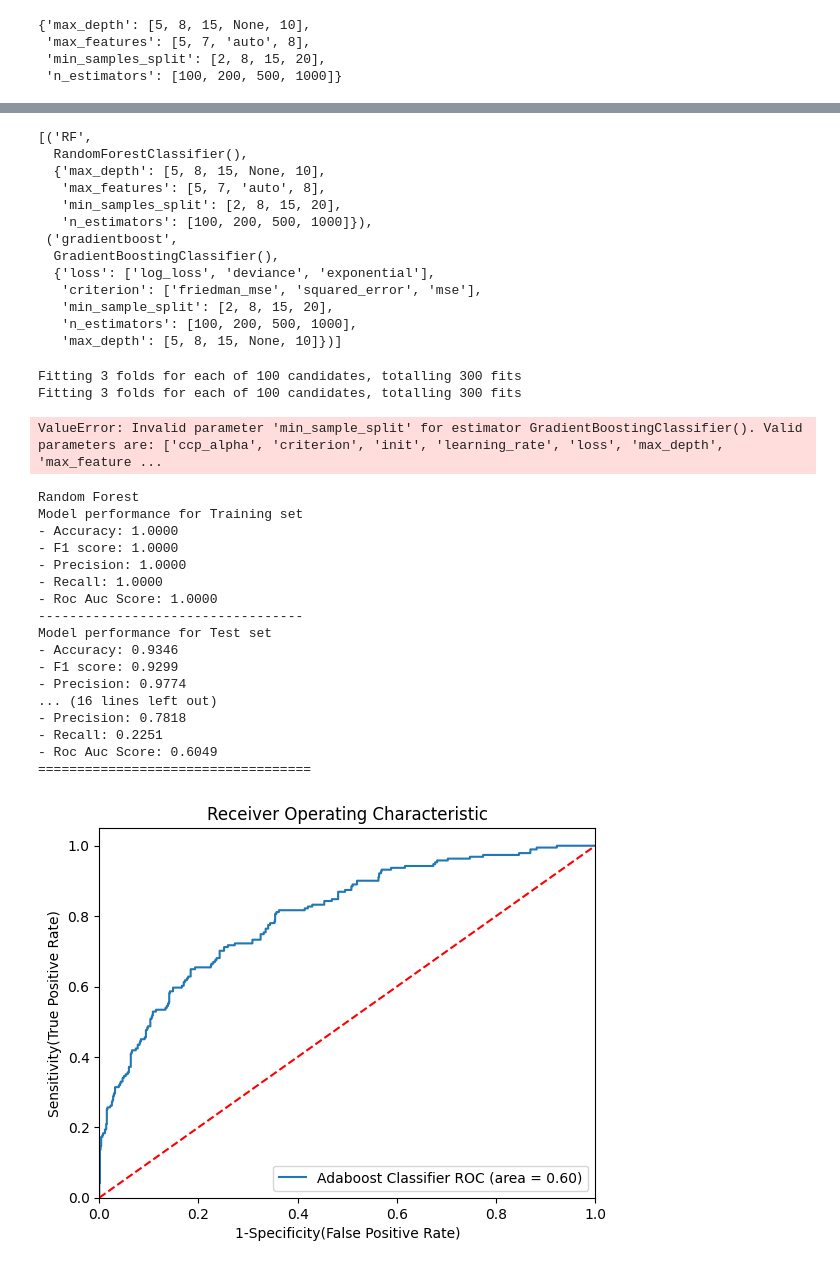
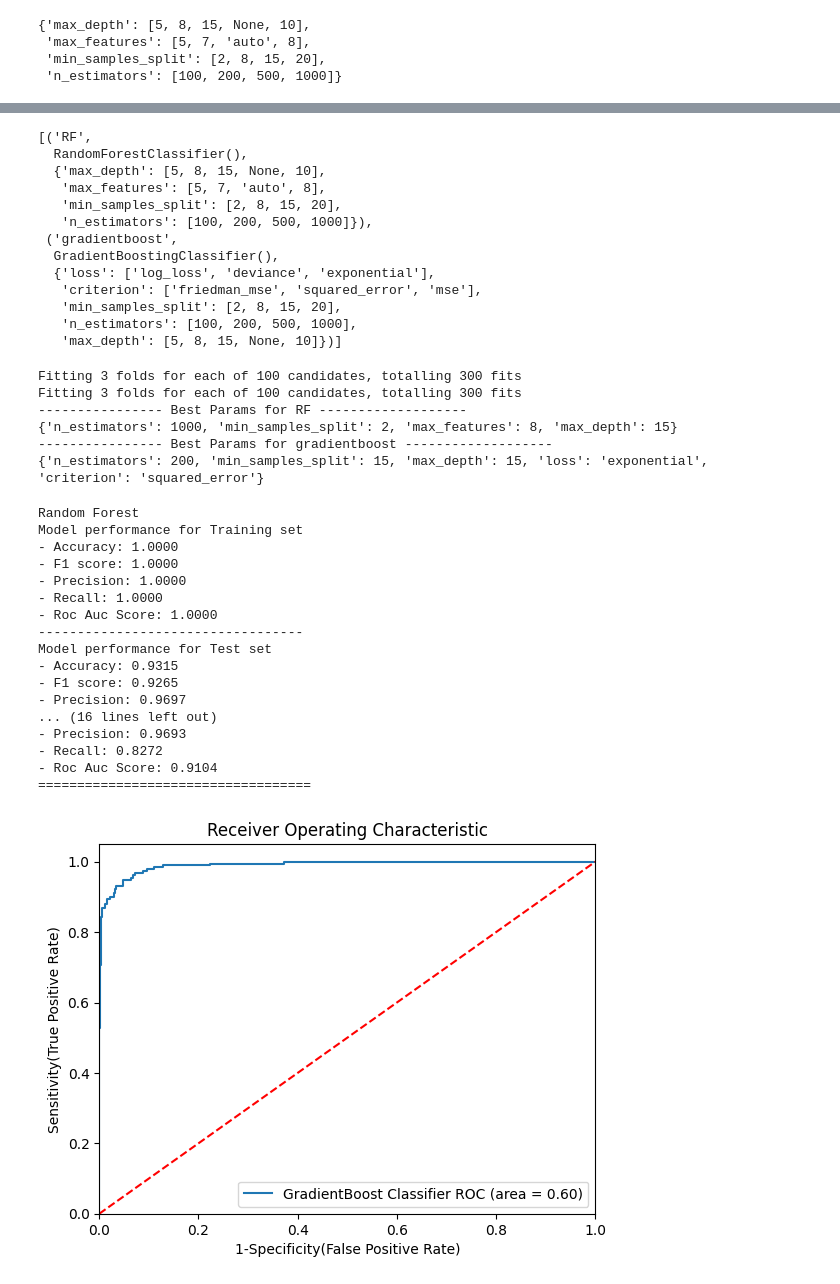
Before and after one commit to KASHISHROY/ML-Journey., a Jupyter notebook: 37_GRADIENTBOOST/Adaboost+Classification+Implementation.ipynb, the cells around one changed output, grey strips where cells are left out. Cells and saved outputs as stored; diff of their text form; code cells hidden in the pictures.

Commit message:
GRADIENTBOOST CLASSIFIER

```diff
--- a/37_GRADIENTBOOST/Adaboost+Classification+Implementation.ipynb
+++ b/37_GRADIENTBOOST/Adaboost+Classification+Implementation.ipynb
@@ -487,7 +487,7 @@ rf_params = {"max_depth": [5, 8, 15, None, 10],
 gradient_params={
     "loss":['log_loss','deviance','exponential'],
     "criterion":['friedman_mse','squared_error','mse'],
-    "min_sample_split":[2,8,15,20],
+    "min_samples_split":[2,8,15,20],
     "n_estimators":[100,200,500,1000],
     "max_depth":[5,8,15,None,10]
 }
@@ -526,7 +526,7 @@ randomcv_models
   GradientBoostingClassifier(),
   {'loss': ['log_loss', 'deviance', 'exponential'],
    'criterion': ['friedman_mse', 'squared_error', 'mse'],
-   'min_sample_split': [2, 8, 15, 20],
+   'min_samples_split': [2, 8, 15, 20],
    'n_estimators': [100, 200, 500, 1000],
    'max_depth': [5, 8, 15, None, 10]})]
 # %%
@@ -549,13 +549,16 @@ for model_name in model_param:
 # %% [output]
 Fitting 3 folds for each of 100 candidates, totalling 300 fits
 Fitting 3 folds for each of 100 candidates, totalling 300 fits
+---------------- Best Params for RF -------------------
+{'n_estimators': 1000, 'min_samples_split': 2, 'max_features': 8, 'max_depth': 15}
+---------------- Best Params for gradientboost -------------------
+{'n_estimators': 200, 'min_samples_split': 15, 'max_depth': 15, 'loss': 'exponential', 'criterion': 'squared_error'}
-ValueError: Invalid parameter 'min_sample_split' for estimator GradientBoostingClassifier(). Valid parameters are: ['ccp_alpha', 'criterion', 'init', 'learning_rate', 'loss', 'max_depth', 'max_feature ...
 # %%
 models={
 
     "Random Forest":RandomForestClassifier(n_estimators=1000,min_samples_split=2,
                                           max_features=7,max_depth=None),
-    "gradientboost":GradientBoostingClassifier(n_estimators=80, algorithm='SAMME')
+    "gradientboost":GradientBoostingClassifier(n_estimators=200,min_samples_split=15,max_depth=15,loss='exponential',criterion='squared_error')
 }
 for i in range(len(list(models))):
     model = list(models.values())[i]
@@ -615,45 +618,45 @@ Model performance for Training set
 - Roc Auc Score: 1.0000
 ----------------------------------
 Model performance for Test set
-- Accuracy: 0.9346
-- F1 score: 0.9299
-- Precision: 0.9774
+- Accuracy: 0.9315
+- F1 score: 0.9265
+- Precision: 0.9697
 ... (16 lines left out)
-- Precision: 0.7818
-- Recall: 0.2251
-- Roc Auc Score: 0.6049
+- Precision: 0.9693
+- Recall: 0.8272
+- Roc Auc Score: 0.9104
 ===================================
 # %%
 ## Plot ROC AUC Curve
 from sklearn.metrics import roc_auc_score,roc_curve
 plt.figure()
 
 # Add the models to the list that you want to view on the ROC plot
 auc_models = [
 {
-    'label': 'Adaboost Classifier',
-    'model':AdaBoostClassifier(n_estimators=80, algorithm='SAMME'),
+    'label': 'GradientBoost Classifier',
+    'model':GradientBoostingClassifier(n_estimators=200,min_samples_split=15,max_depth=15,loss='exponential',criterion='squared_error'),
     'auc':  0.6049
 },
 
 ]
 # create loop through all model
 for algo in auc_models:
     model = algo['model'] # select the model
     model.fit(X_train, y_train) # train the model
 # Compute False postive rate, and True positive rate
     fpr, tpr, thresholds = roc_curve(y_test, model.predict_proba(X_test)[:,1])
 # Calculate Area under the curve to display on the plot
     plt.plot(fpr, tpr, label='%s ROC (area = %0.2f)' % (algo['label'], algo['auc']))
 # Custom settings for the plot
 plt.plot([0, 1], [0, 1],'r--')
 plt.xlim([0.0, 1.0])
 plt.ylim([0.0, 1.05])
 plt.xlabel('1-Specificity(False Positive Rate)')
 plt.ylabel('Sensitivity(True Positive Rate)')
 plt.title('Receiver Operating Characteristic')
 plt.legend(loc="lower right")
-plt.savefig("auc.png")
+
 plt.show()
 # %% [output]
-[figure, old version]
+[figure, new version]
```
Also changed, not shown: parts of 1 cell of this notebook.
